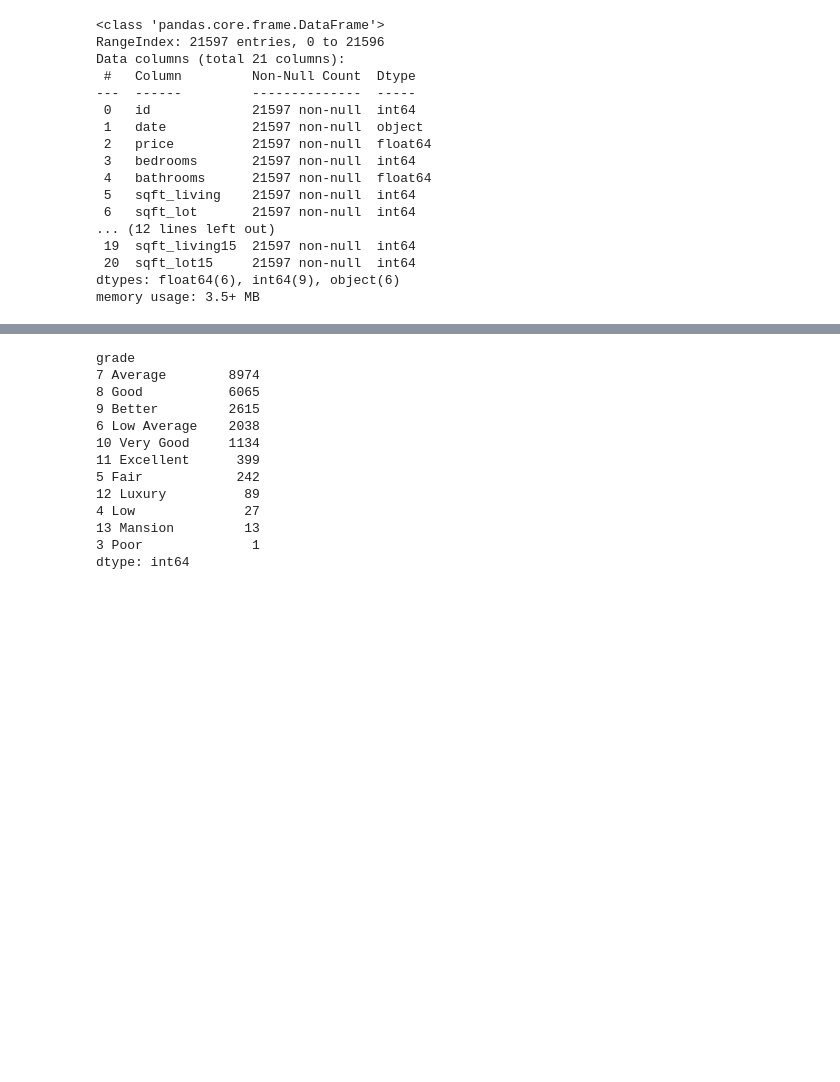
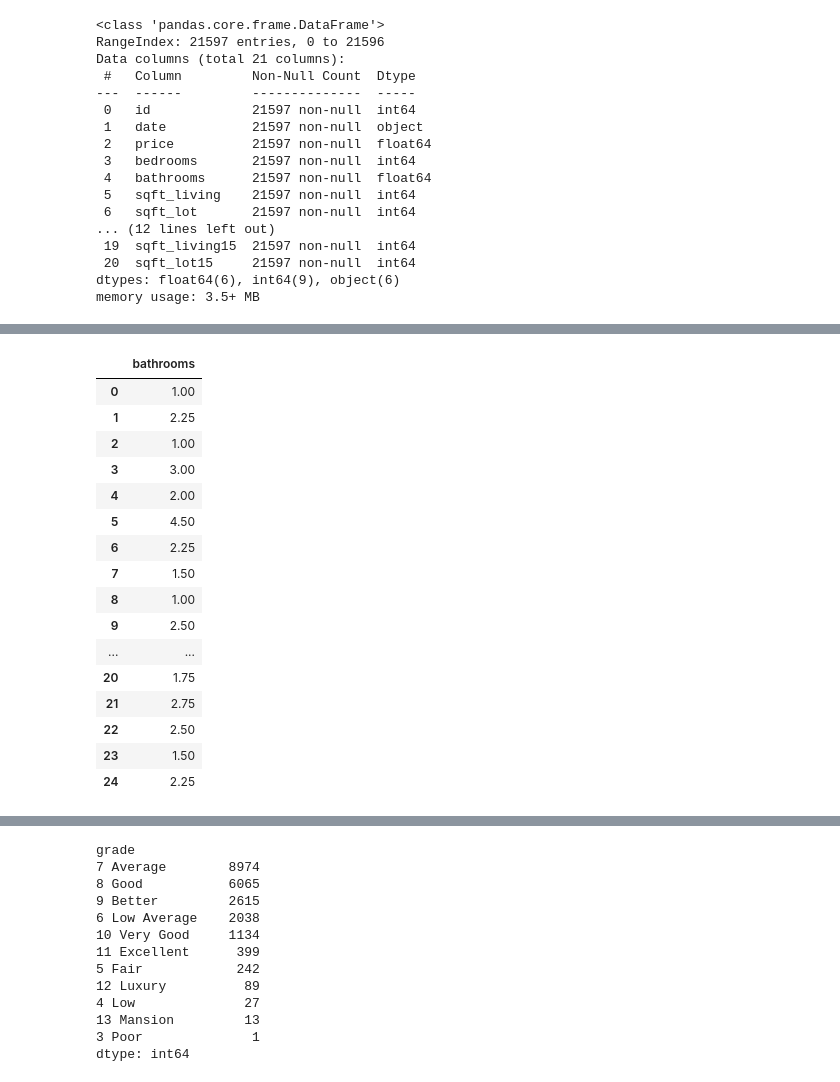
Before and after one commit to xiaohua-su/King_County_Real_Estate_Analysis, a Jupyter notebook: Workspace_Jawwad/Workspace_Jawwad.ipynb, the cells around one changed output, grey strips where cells are left out. Drawn from its saved outputs; the diff is of its cells as text; code cells hidden in the pictures; blank space fills up the shorter version.

```diff
--- a/Workspace_Jawwad/Workspace_Jawwad.ipynb
+++ b/Workspace_Jawwad/Workspace_Jawwad.ipynb
@@ -56,3 +92,23 @@ numbers
+# %%
+df[['bathrooms']].head(25)
+# %% [output]
+|  | bathrooms |
+| 0 | 1.00 |
+| 1 | 2.25 |
+| 2 | 1.00 |
+| 3 | 3.00 |
+| 4 | 2.00 |
+| 5 | 4.50 |
+| 6 | 2.25 |
+| 7 | 1.50 |
+| 8 | 1.00 |
+| 9 | 2.50 |
+| ... | ... |
+| 20 | 1.75 |
+| 21 | 2.75 |
+| 22 | 2.50 |
+| 23 | 1.50 |
+| 24 | 2.25 |
 # %%
 df[['yr_renovated']].value_counts()
 # %% [output]
```
Also changed, not shown: parts of 15 cells of this notebook, 1 other file.
